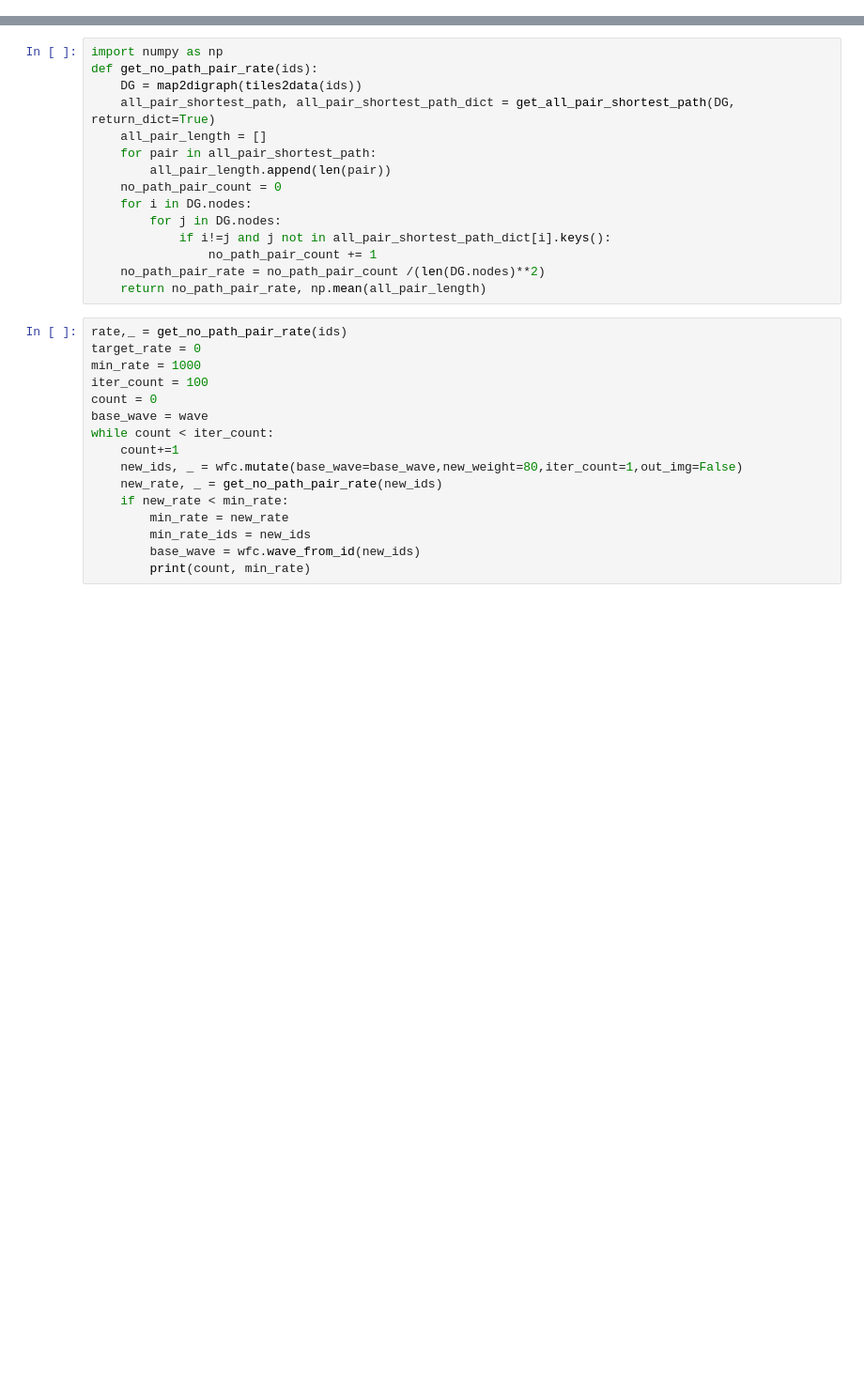
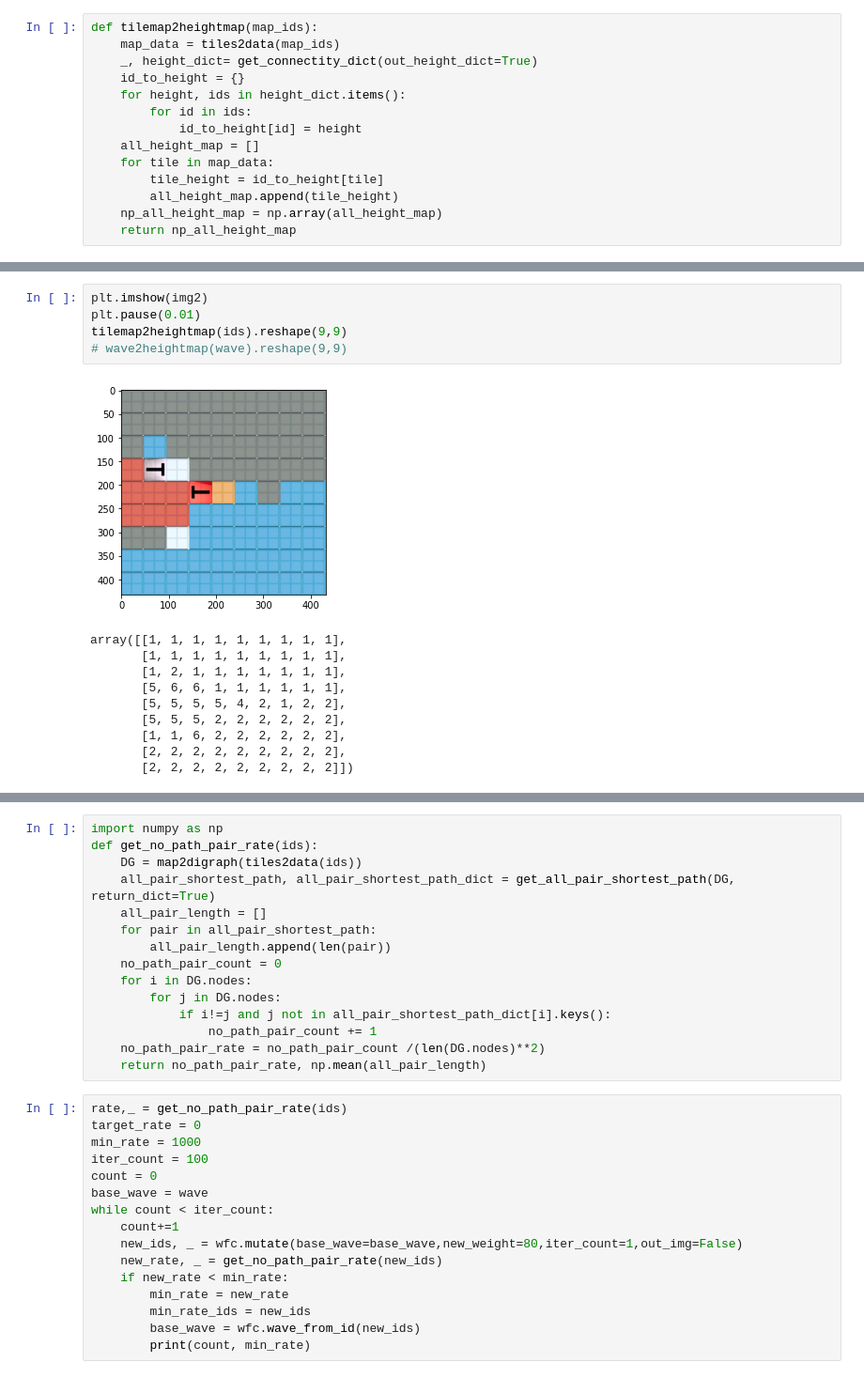
Before and after one commit to aod321/wfc_unity2, a Jupyter notebook: generate_stimlus.ipynb, the cells around one changed output, grey strips where cells are left out. Shown: that part at 94% size. Drawn from its saved outputs; the diff is of its cells as text; blank space fills up the shorter version.

```diff
--- a/generate_stimlus.ipynb
+++ b/generate_stimlus.ipynb
@@ -18,0 +40,14 @@ plt.pause(0.01)
+# %%
+def tilemap2heightmap(map_ids):
+    map_data = tiles2data(map_ids)
+    _, height_dict= get_connectity_dict(out_height_dict=True)
+    id_to_height = {}
+    for height, ids in height_dict.items():
+        for id in ids:
+            id_to_height[id] = height
+    all_height_map = []
+    for tile in map_data:
+        tile_height = id_to_height[tile]
+        all_height_map.append(tile_height)
+    np_all_height_map = np.array(all_height_map)
+    return np_all_height_map
@@ -18,0 +84,16 @@ plt.pause(0.01)
+# %%
+plt.imshow(img2)
+plt.pause(0.01)
+tilemap2heightmap(ids).reshape(9,9)
+# wave2heightmap(wave).reshape(9,9)
+# %% [output]
+[figure, added]
+array([[1, 1, 1, 1, 1, 1, 1, 1, 1],
+       [1, 1, 1, 1, 1, 1, 1, 1, 1],
+       [1, 2, 1, 1, 1, 1, 1, 1, 1],
+       [5, 6, 6, 1, 1, 1, 1, 1, 1],
+       [5, 5, 5, 5, 4, 2, 1, 2, 2],
+       [5, 5, 5, 2, 2, 2, 2, 2, 2],
+       [1, 1, 6, 2, 2, 2, 2, 2, 2],
+       [2, 2, 2, 2, 2, 2, 2, 2, 2],
+       [2, 2, 2, 2, 2, 2, 2, 2, 2]])
```
Also changed, not shown: parts of 11 cells of this notebook, 2 other files.
